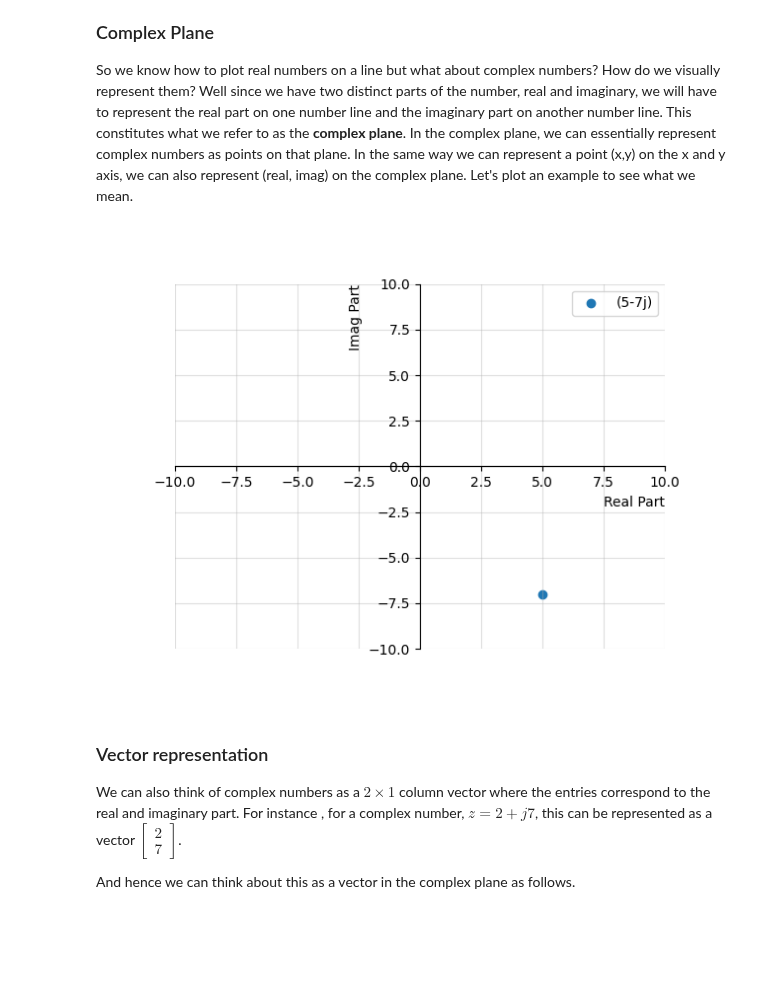
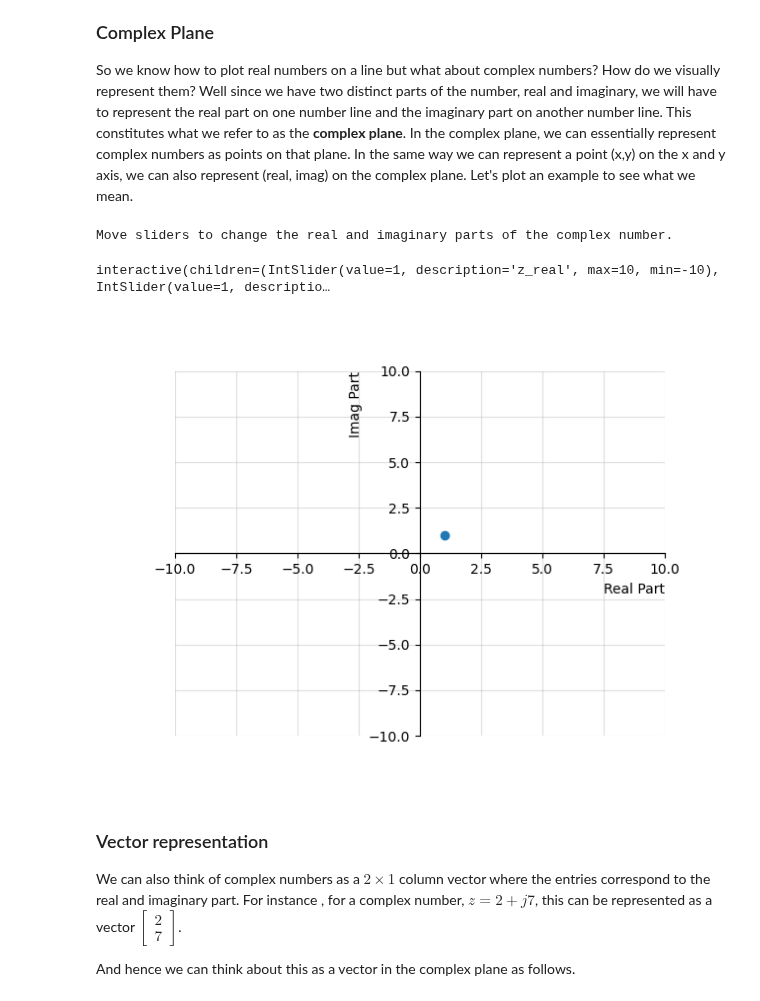
Before and after one commit to randyaliased/acspjbook, a Jupyter notebook: book/fundamental/02_Complex_numbers.ipynb, the cells around one changed output. Drawn from its saved outputs; the diff is of its cells as text; code cells hidden in the pictures; blank space fills up the shorter version.

```diff
--- a/book/fundamental/02_Complex_numbers.ipynb
+++ b/book/fundamental/02_Complex_numbers.ipynb
@@ -97,29 +111,39 @@ Well since we have two distinct parts of the number, real and imaginary, we will
 # %%
 # Plotting a complex number in the complex plane
 
-z = 5 - 7j # define your complex number (change this value and re-run the cell to see how the point changes on the plot)
-
 fig, ax = plt.subplots() # this sets up our figure environment. fig is a handle for the figure and ax is a handle for the axis
-ax.scatter(z.real, z.imag,label=z) # this command makes a scatter plot of x and y values
+line, = ax.plot([], [], 'o')
 ax.set_xlabel('Real Part',loc='right')
 ax.set_ylabel('Imag Part',loc='top')
-ax.legend()
 
 # These commands are just decorations on the plot
 ax.set_xlim([-10, 10]) # sets x and y limits of the plot (CHANGE if complex number values greater)
 ax.set_ylim([-10, 10])
 ax.grid('k', alpha=0.4) # turns on grid
 # these commands make the axis pass through origin.
 # set the x-spine
 ax.spines['left'].set_position('zero')
 # turn off the right spine/ticks
 ax.spines['right'].set_color('none')
 ax.yaxis.tick_left()
 # set the y-spine
 ax.spines['bottom'].set_position('zero')
 ax.spines['top'].set_position('zero')
+
+
+# Create the interactive plot
+def update(z_real = 1, z_imag = 1):
+
+    line.set_data([z_real], [z_imag])
+    fig.canvas.draw_idle()
+
+print('Move sliders to change the real and imaginary parts of the complex number.')
+interact(update, z_real = (-10,10,1), z_imag  = (-10,10,1))
+plt.show()
 # %% [output]
+Move sliders to change the real and imaginary parts of the complex number.
+interactive(children=(IntSlider(value=1, description='z_real', max=10, min=-10), IntSlider(value=1, descriptio…
-[figure, old version]
+[figure, new version]
 # %% [markdown]
 ### Vector representation
 
```
Also changed, not shown: parts of 5 cells of this notebook, 3 other files.
